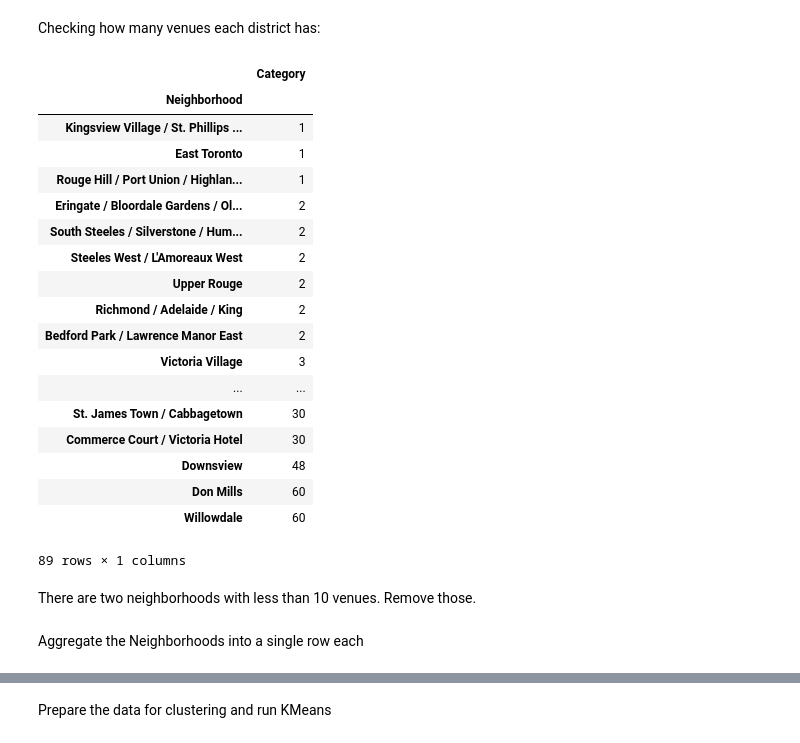
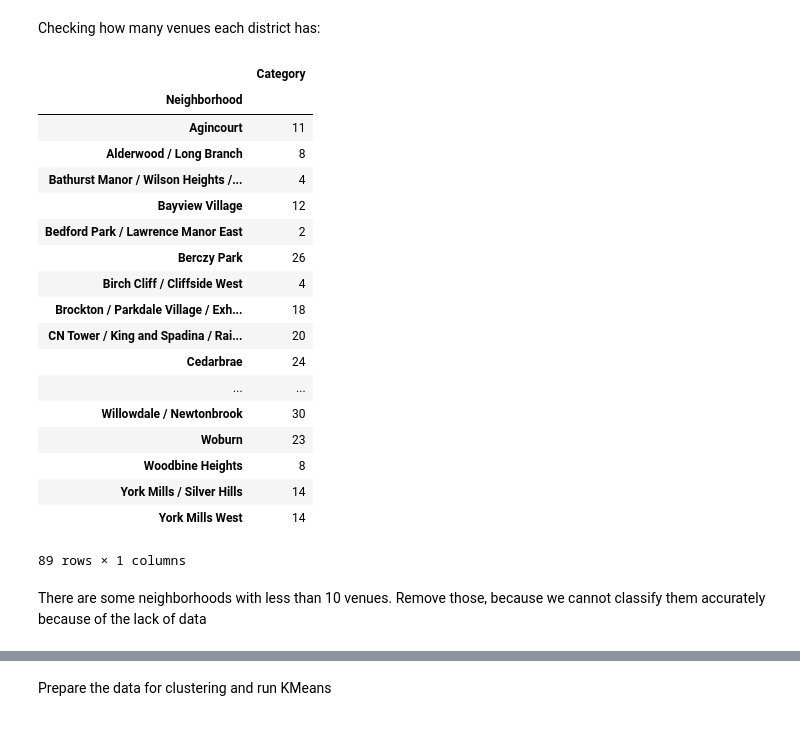
Before and after one commit to dudasaron/Coursera_Capstone, a Jupyter notebook: Toronto Neighborhoods.ipynb, the cells around one changed output, grey strips where cells are left out. Saved outputs shown, nothing was run; the diff lists cells and outputs as text; code cells hidden in the pictures.

```diff
--- a/Toronto Neighborhoods.ipynb
+++ b/Toronto Neighborhoods.ipynb
@@ -206,6 +206,7 @@ venues_with_hoods = pd.DataFrame(columns=['Neighborhood', 'Name', 'Category', 'L
 for lat, lon, hood in zip(hoods_with_loc.Latitude, hoods_with_loc.Longitude, hoods_with_loc.Neighborhood):
     venues_with_hoods = pd.concat([venues_with_hoods, get_venues(lat, lon, hood)], axis=0)
 
+venues_with_hoods.reset_index(inplace=True)
 venues_with_hoods.head()
 # %% [output]
 |  | Neighborhood | Name | Category | Latitude | Longitude | Neighborhood Latitude | Neighborhood Longitude | ... |
@@ -261,6 +262,6 @@ venues_with_hoods.groupby('Category').count().sort_values(by='Neighborhood')
 238 rows × 7 columns
 # %%
 cat_list = venues_with_hoods.groupby('Category').count().sort_values(by='Neighborhood')
-unique_cat_list = cat_list[cat_list.Neighborhood == 1]
+unique_cat_list = cat_list[cat_list.Neighborhood < 3]
 print('There are {} categories that only appear once in the dataset'.format(len(unique_cat_list)))
 # %% [output]
@@ -297,26 +298,27 @@ venues_with_hoods.groupby('Category').count().sort_values(by='Neighborhood')
 # %% [markdown]
 Checking how many venues each district has:
 # %%
-venues_with_hoods.groupby('Neighborhood').count()[['Category']].sort_values(by='Category')
+category_count = venues_with_hoods.groupby('Neighborhood').count()[['Category']]
+category_count
 # %% [output]
 |  | Category |
 | Neighborhood |  |
-| Kingsview Village / St. Phillips ... | 1 |
-| East Toronto | 1 |
-| Rouge Hill / Port Union / Highlan... | 1 |
-| Eringate / Bloordale Gardens / Ol... | 2 |
-| South Steeles / Silverstone / Hum... | 2 |
-| Steeles West / L'Amoreaux West | 2 |
-| Upper Rouge | 2 |
-| Richmond / Adelaide / King | 2 |
+| Agincourt | 11 |
+| Alderwood / Long Branch | 8 |
+| Bathurst Manor / Wilson Heights /... | 4 |
+| Bayview Village | 12 |
 | Bedford Park / Lawrence Manor East | 2 |
-| Victoria Village | 3 |
+| Berczy Park | 26 |
+| Birch Cliff / Cliffside West | 4 |
+| Brockton / Parkdale Village / Exh... | 18 |
+| CN Tower / King and Spadina / Rai... | 20 |
+| Cedarbrae | 24 |
 | ... | ... |
-| St. James Town / Cabbagetown | 30 |
-| Commerce Court / Victoria Hotel | 30 |
-| Downsview | 48 |
-| Don Mills | 60 |
-| Willowdale | 60 |
+| Willowdale / Newtonbrook | 30 |
+| Woburn | 23 |
+| Woodbine Heights | 8 |
+| York Mills / Silver Hills | 14 |
+| York Mills West | 14 |
 89 rows × 1 columns
 # %% [markdown]
-There are two neighborhoods with less than 10 venues. Remove those.
+There are some neighborhoods with less than 10 venues. Remove those, because we cannot classify them accurately because of the lack of data
@@ -326,2 +324,0 @@ There are two neighborhoods with less than 10 venues. Remove those.
-# %% [markdown]
-Aggregate the Neighborhoods into a single row each
```
Also changed, not shown: parts of 10 cells of this notebook.
